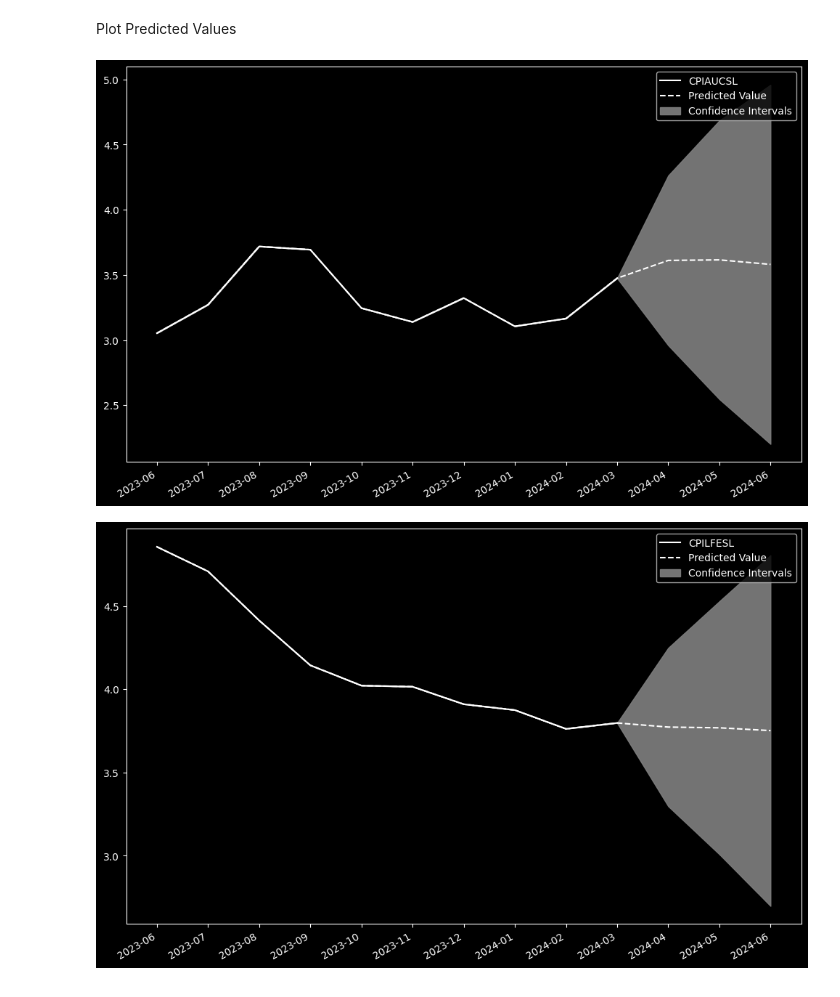
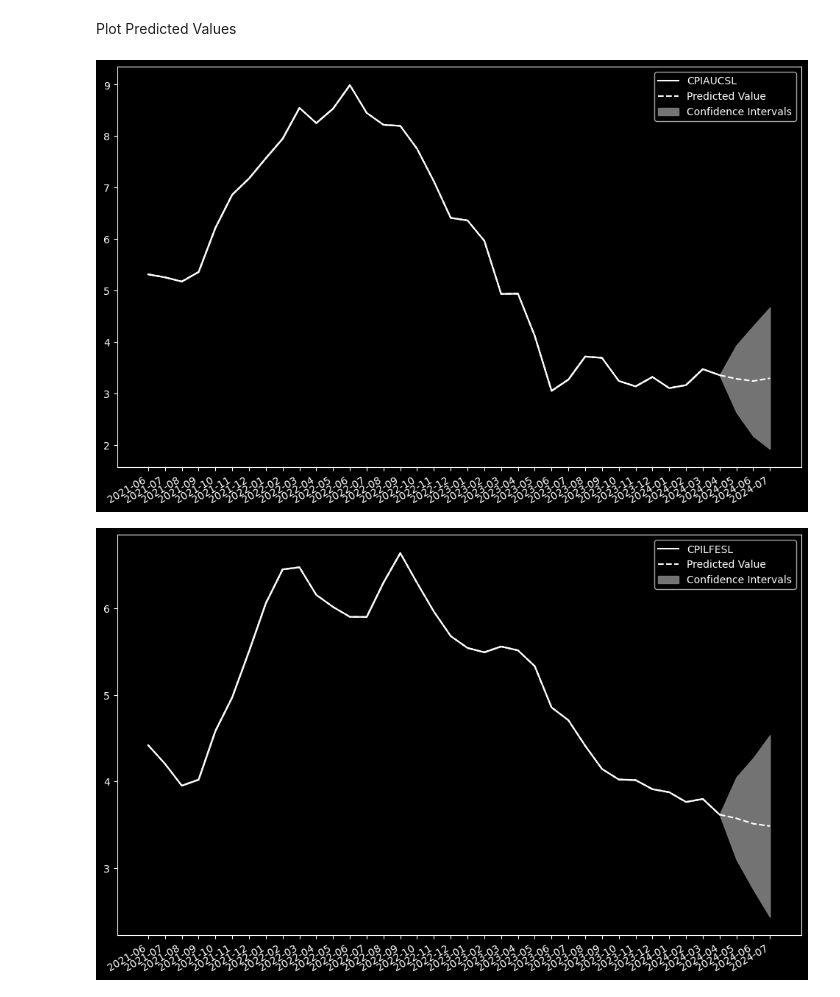
Before and after one commit to PatrickHLewis/Macro-Dashboard, a Jupyter notebook: Macro_Dashboard/Macro_Drivers/Inflation/Inflation_ARIMA.ipynb, the cells around one changed output. Drawn from its saved outputs; the diff is of its cells as text; code cells hidden in the pictures.

```diff
--- a/Macro_Dashboard/Macro_Drivers/Inflation/Inflation_ARIMA.ipynb
+++ b/Macro_Dashboard/Macro_Drivers/Inflation/Inflation_ARIMA.ipynb
@@ -284,26 +284,26 @@ Plot Predicted Values
 # %%
 from matplotlib.ticker import MaxNLocator
 
-chart_start = "2023-06"
+chart_start = "2021-06"
 
 for i in data.columns:
     x = data_prediction[i].loc[chart_start:]
     fig, ax = plt.subplots(figsize=(12, 8))
     plt.plot(data[i].loc[chart_start:], color='white', label=f'{i}')
     plt.plot(data_prediction.loc[chart_start:].index, data_prediction[i].loc[chart_start:], color='white',
                 linestyle = '--',
                 label='Predicted Value')
 
     plt.plot(y_label="%")
 
     plt.fill_between(data_prediction.loc[chart_start:].index,
                         data_prediction[f'{i}_lower'].loc[chart_start:],
                         data_prediction[f'{i}_upper'].loc[chart_start:],
                         alpha=0.9, color='grey',
                         label="Confidence Intervals")
     plt.legend()
     fig.autofmt_xdate()
     plt.show()
 # %% [output]
-[figure, old version]
+[figure, new version]
-[figure, old version]
+[figure, new version]
```
Also changed, not shown: parts of 5 cells of this notebook, 3 other files.
